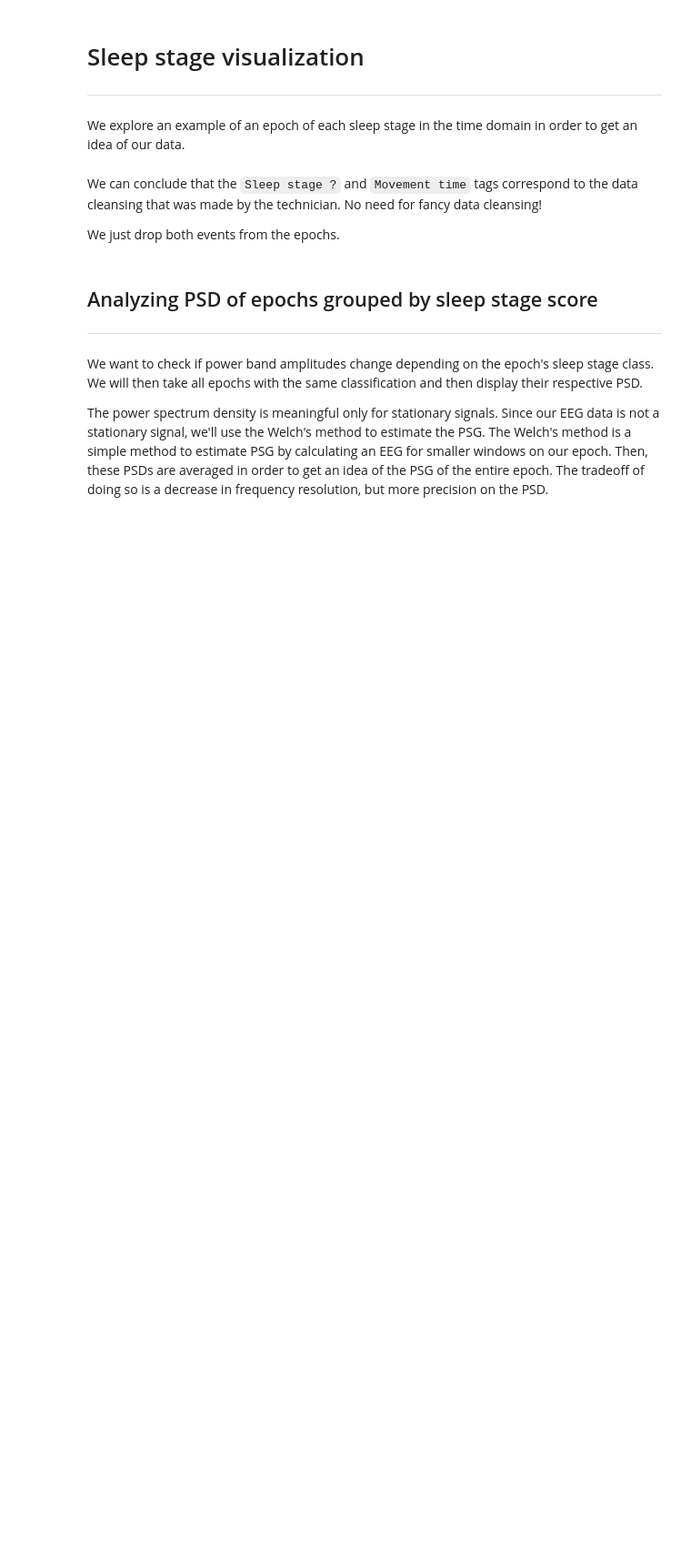
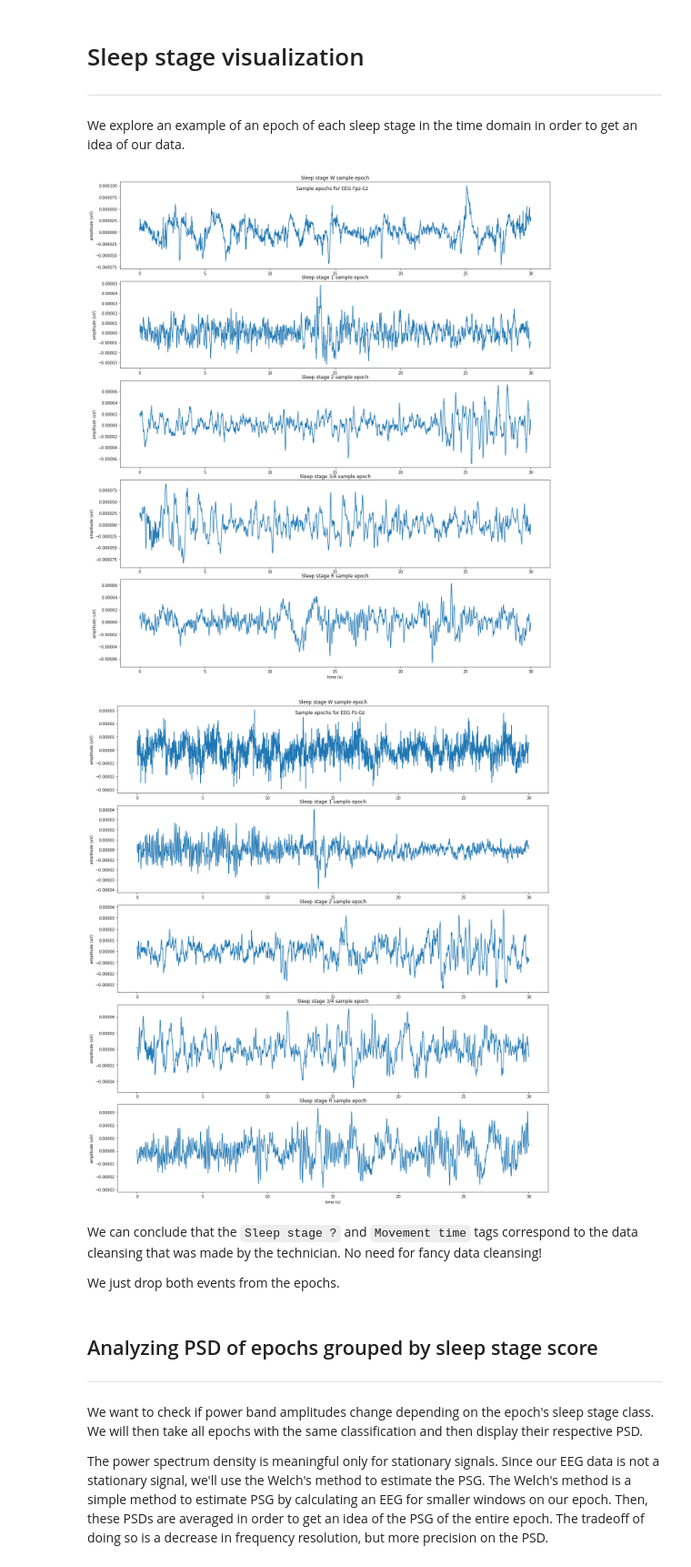
Before and after one commit to PolyCortex/polydodo, a Jupyter notebook: exploration.ipynb, the cells around one changed output. Shown at 91% size. Cells and saved outputs as stored; diff of their text form; code cells hidden in the pictures; blank space fills up the shorter version.

```diff
--- a/exploration.ipynb
+++ b/exploration.ipynb
@@ -345,21 +457,24 @@ EEG_CHANNELS = ['EEG Fpz-Cz','EEG Pz-Oz']
 # %%
 NROWS = len(EVENT_ID.keys()) if USE_ALL_EVENTS else len(EVENT_ID.keys()) - 2
 
 for j, channel in enumerate(EEG_CHANNELS):
     fig, ax = plt.subplots(nrows=NROWS, figsize=(16,18))
     fig.suptitle(f"Sample epochs for {channel}")
     plt.xlabel("time (s)")
 
     fig.tight_layout()
     for i in range(NROWS):
         stage = list(EVENT_ID.keys())[i]
         data = epochs[stage][0].get_data().squeeze()
-        x = np.linspace(0.0, 30.0, len(data[j]))
+        x = np.linspace(0.0, EPOCH_DURATION, len(data[j]))
         current_ax = ax[i]
         current_ax.plot(x, data[j])
         current_ax.set_title(f"{stage} sample epoch")
         current_ax.set_ylabel("amplitude (uV)")
     fig.show()
+# %% [output]
+[figure, added]
+[figure, added]
 # %% [markdown]
 We can conclude that the `Sleep stage ?` and `Movement time` tags correspond to the data cleansing that was made by the technician. No need for fancy data cleansing!
 
```
Also changed, not shown: parts of 59 cells of this notebook.
